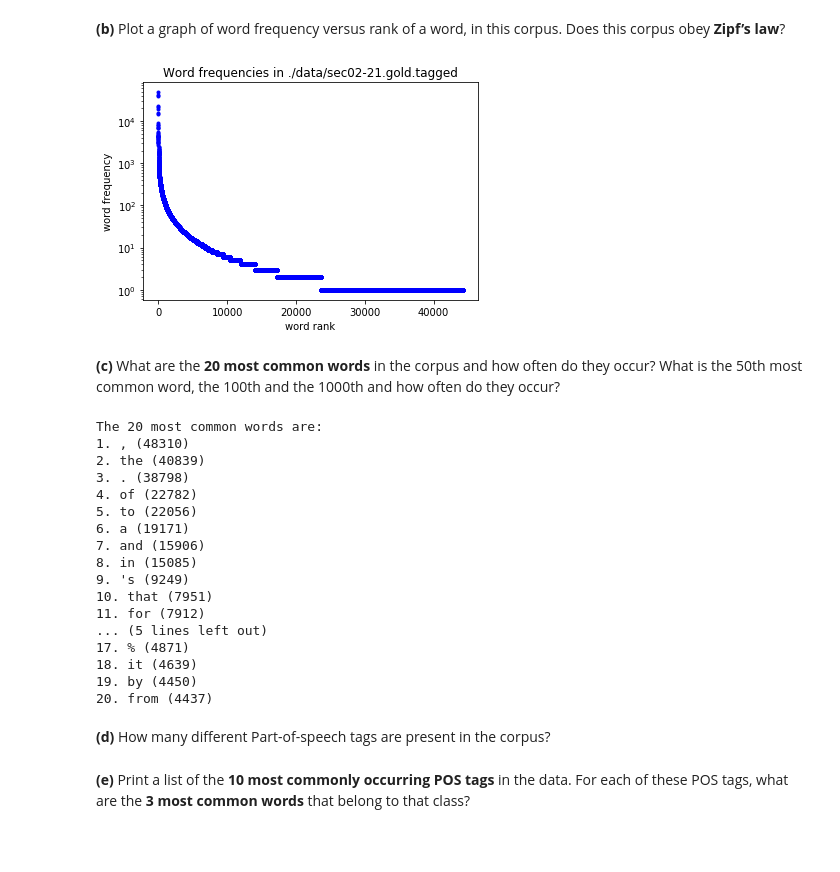
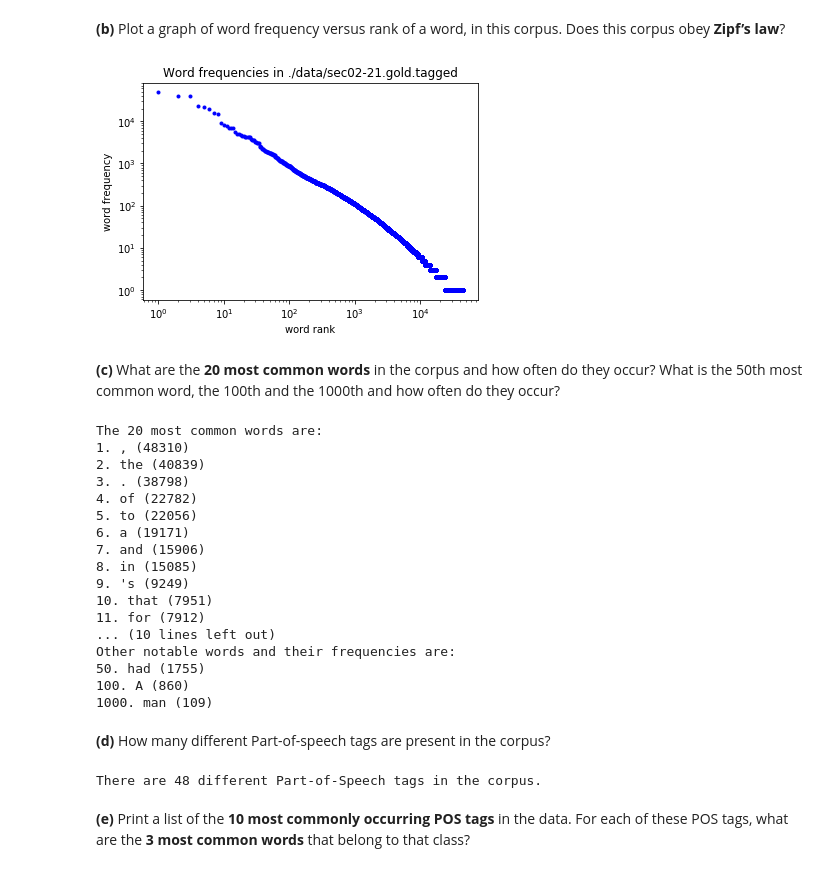
Before and after one commit to Kaleidophon/NLP1-2017, a Jupyter notebook: lab1/lab1.ipynb, the cells around one changed output. Cells and saved outputs as stored; diff of their text form; code cells hidden in the pictures; blank space fills up the shorter version.

```diff
--- a/lab1/lab1.ipynb
+++ b/lab1/lab1.ipynb
@@ -108,42 +107,44 @@ For the rest of this exercise you should use the **original orthography** of the
 # %%
 from collections import defaultdict
 import matplotlib.pyplot as plt
 
 def count_frequencies(tagged_tokens, selector=lambda tagged_token: tagged_token[0]):
     frequencies = defaultdict(int)
 
     for tagged_token in tagged_tokens:
         frequencies[selector(tagged_token)] += 1
 
     sorted_frequencies = sorted(list(frequencies.items()), key=lambda el: el[1], reverse=True)
 
     return sorted_frequencies
 
-freqs = count_frequencies(tagged_tokens)
+token_freqs = count_frequencies(tagged_tokens)
 
-plt.scatter(range(len(freqs)), [freq for _, freq in freqs], marker=".", color="blue")
+plt.scatter(range(1, len(token_freqs) + 1), [freq for _, freq in token_freqs], marker=".", color="blue")
 plt.yscale("log")
+plt.xscale("log")
 plt.ylabel("word frequency")
 plt.xlabel("word rank")
 plt.title("Word frequencies in {}".format(CORPUS_PATH))
 plt.show()
 # %% [output]
-[figure, old version]
+[figure, new version]
 # %% [markdown]
 **(c)** What are the **20 most common words** in the corpus and how often do they occur? What is the 50th most common word, the 100th and the 1000th and how often do they occur?
 # %%
 print("The 20 most common words are:\n{}\n".format(
     "\n".join(
         ["{}. {} ({})".format(rank, token_freq[0], token_freq[1])
-        for rank, token_freq in zip(range(1, 21), freqs[:20])]
+        for rank, token_freq in zip(range(1, 21), token_freqs[:20])]
     ))
 )
+
 other_ranks = [50, 100, 1000]
-print("Other notable words are:\n{}\n".format(
+print("Other notable words and their frequencies are:\n{}\n".format(
     "\n".join(
-        ["{}. {} ({})".format(rank, freqs, token_freq[1])
+        ["{}. {} ({})".format(rank, *token_freqs[rank-1])
         for rank in other_ranks]
-    ))
+    )
 ))
 # %% [output]
 The 20 most common words are:
@@ -158,10 +159,10 @@ The 20 most common words are:
 9. 's (9249)
 10. that (7951)
 11. for (7912)
-... (5 lines left out)
-17. % (4871)
-18. it (4639)
-19. by (4450)
-20. from (4437)
+... (10 lines left out)
+Other notable words and their frequencies are:
+50. had (1755)
+100. A (860)
+1000. man (109)
 # %% [markdown]
 **(d)** How many different Part-of-speech tags are present in the corpus?
@@ -170,2 +169,8 @@ The 20 most common words are:
+# %%
+pos_vocab_size = get_vocabulary_size(tagged_tokens, selector=lambda token: token[1])
+
+print("There are {} different Part-of-Speech tags in the corpus.".format(pos_vocab_size))
+# %% [output]
+There are 48 different Part-of-Speech tags in the corpus.
 # %% [markdown]
 **(e)** Print a list of the **10 most commonly occurring POS tags** in the data. For each of these POS tags, what are the **3 most common words** that belong to that class?
```
Also changed, not shown: parts of 10 cells of this notebook.
